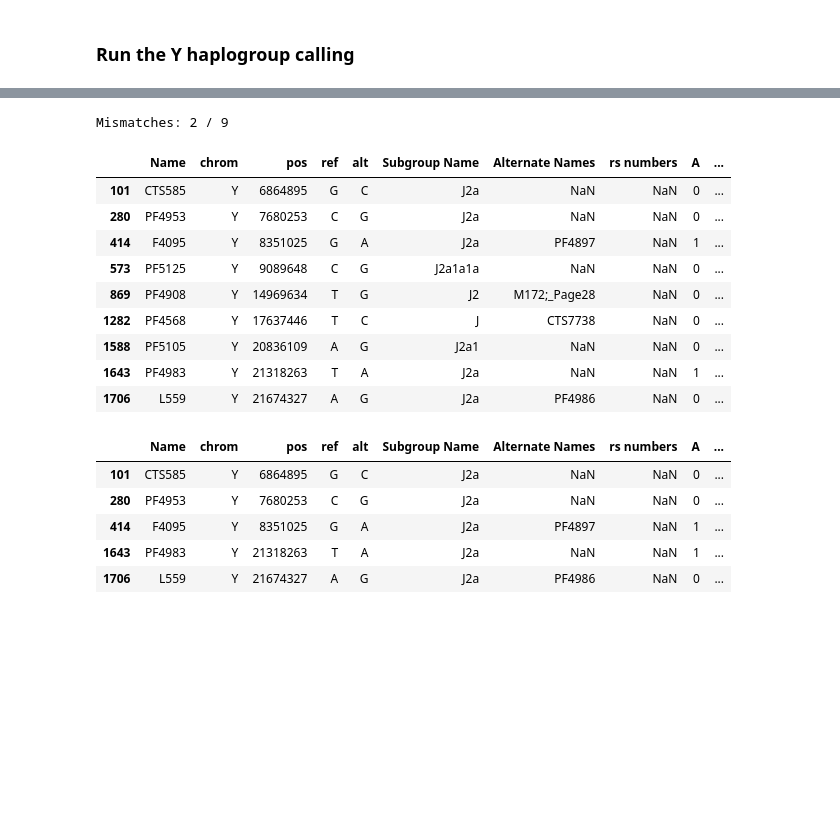
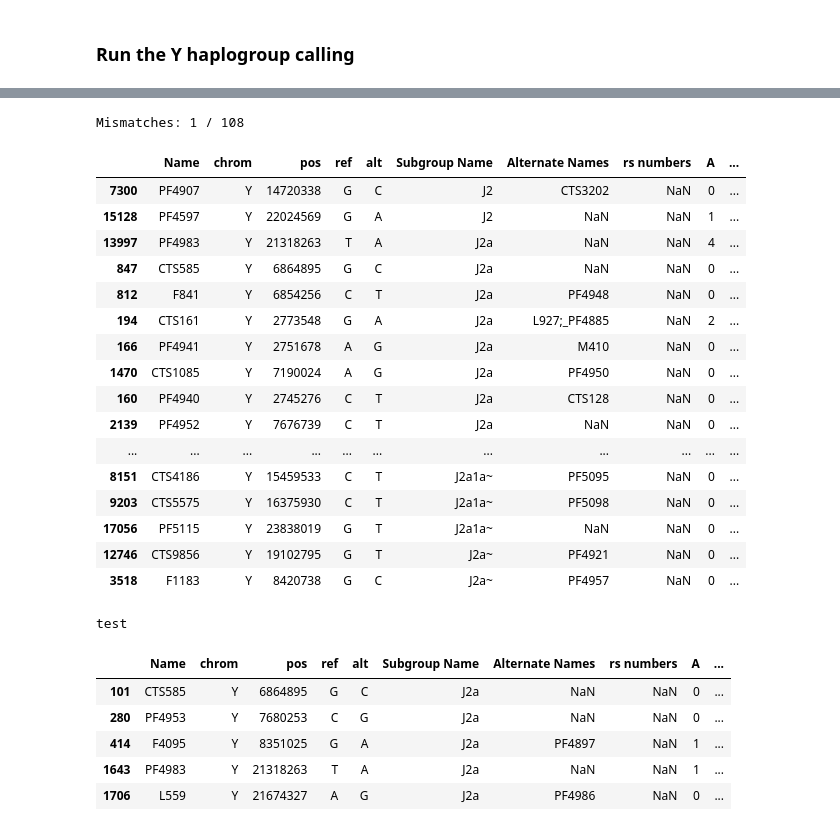
Before and after one commit to hringbauer/y_chrom, a Jupyter notebook: notebooks/run_pulldown_leipzig_bamtable.ipynb, the cells around one changed output, grey strips where cells are left out. Saved outputs shown, nothing was run; the diff lists cells and outputs as text; code cells hidden in the pictures; blank space fills up the shorter version.

```diff
--- a/notebooks/run_pulldown_leipzig_bamtable.ipynb
+++ b/notebooks/run_pulldown_leipzig_bamtable.ipynb
@@ -244,8 +244,9 @@ Loaded 92035 SNPs
 ### Run the Y haplogroup calling
 # %%
 %%time
-path_bam = bam_dict["PTN003"]
+path_bam = bam_dict["PHA021"]
 
 df_ch, df_der = call_y_bam(df=df,
                            path_bam=path_bam) #A55903 and A55904
+len(df_der)
 # %% [output]
@@ -282,18 +260,29 @@ df_der[-50:]
 # %%
-s = "J2a1a1a"
-mismatch_path(s, df_ch)
+s = "J2a1a1b3"
+mismatch_path(s, df_ch).sort_values(by="Subgroup Name")[-50:]
 # %% [output]
-Mismatches: 2 / 9
+Mismatches: 1 / 108
 |  | Name | chrom | pos | ref | alt | Subgroup Name | Alternate Names | rs numbers | A | ... |
-| 101 | CTS585 | Y | 6864895 | G | C | J2a | NaN | NaN | 0 | ... |
-| 280 | PF4953 | Y | 7680253 | C | G | J2a | NaN | NaN | 0 | ... |
-| 414 | F4095 | Y | 8351025 | G | A | J2a | PF4897 | NaN | 1 | ... |
-| 573 | PF5125 | Y | 9089648 | C | G | J2a1a1a | NaN | NaN | 0 | ... |
-| 869 | PF4908 | Y | 14969634 | T | G | J2 | M172;_Page28 | NaN | 0 | ... |
-| 1282 | PF4568 | Y | 17637446 | T | C | J | CTS7738 | NaN | 0 | ... |
-| 1588 | PF5105 | Y | 20836109 | A | G | J2a1 | NaN | NaN | 0 | ... |
-| 1643 | PF4983 | Y | 21318263 | T | A | J2a | NaN | NaN | 1 | ... |
-| 1706 | L559 | Y | 21674327 | A | G | J2a | PF4986 | NaN | 0 | ... |
+| 7300 | PF4907 | Y | 14720338 | G | C | J2 | CTS3202 | NaN | 0 | ... |
+| 15128 | PF4597 | Y | 22024569 | G | A | J2 | NaN | NaN | 1 | ... |
+| 13997 | PF4983 | Y | 21318263 | T | A | J2a | NaN | NaN | 4 | ... |
+| 847 | CTS585 | Y | 6864895 | G | C | J2a | NaN | NaN | 0 | ... |
+| 812 | F841 | Y | 6854256 | C | T | J2a | PF4948 | NaN | 0 | ... |
+| 194 | CTS161 | Y | 2773548 | G | A | J2a | L927;_PF4885 | NaN | 2 | ... |
+| 166 | PF4941 | Y | 2751678 | A | G | J2a | M410 | NaN | 0 | ... |
+| 1470 | CTS1085 | Y | 7190024 | A | G | J2a | PF4950 | NaN | 0 | ... |
+| 160 | PF4940 | Y | 2745276 | C | T | J2a | CTS128 | NaN | 0 | ... |
+| 2139 | PF4952 | Y | 7676739 | C | T | J2a | NaN | NaN | 0 | ... |
+| ... | ... | ... | ... | ... | ... | ... | ... | ... | ... | ... |
+| 8151 | CTS4186 | Y | 15459533 | C | T | J2a1a~ | PF5095 | NaN | 0 | ... |
+| 9203 | CTS5575 | Y | 16375930 | C | T | J2a1a~ | PF5098 | NaN | 0 | ... |
+| 17056 | PF5115 | Y | 23838019 | G | T | J2a1a~ | NaN | NaN | 0 | ... |
+| 12746 | CTS9856 | Y | 19102795 | G | T | J2a~ | PF4921 | NaN | 0 | ... |
+| 3518 | F1183 | Y | 8420738 | G | C | J2a~ | PF4957 | NaN | 0 | ... |
+# %%
+print("test")
+# %% [output]
+test
 # %%
 df_ch[df_ch["Subgroup Name"]=="J2a"]
 # %% [output]
```
Also changed, not shown: parts of 18 cells of this notebook, 2 other files.
